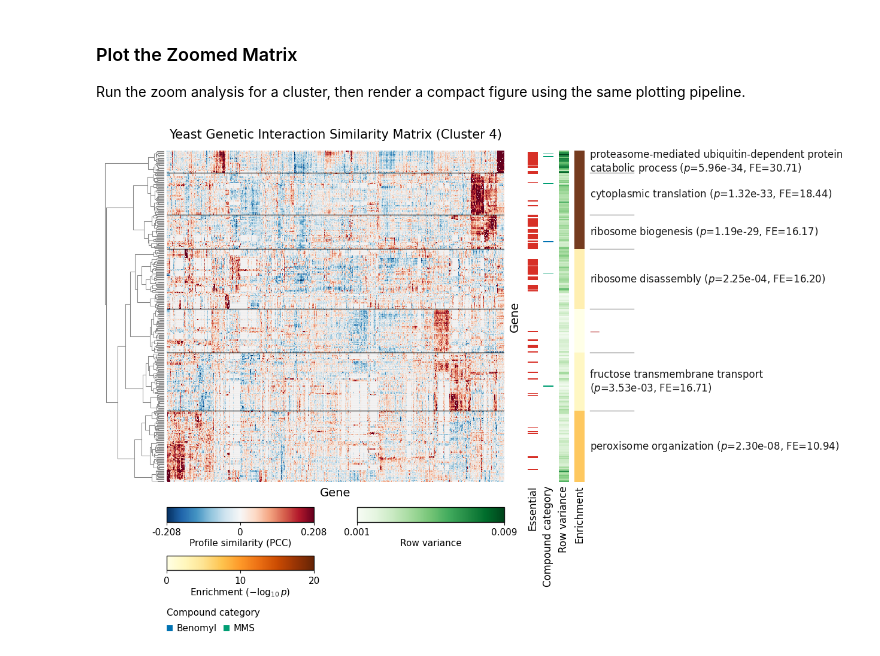
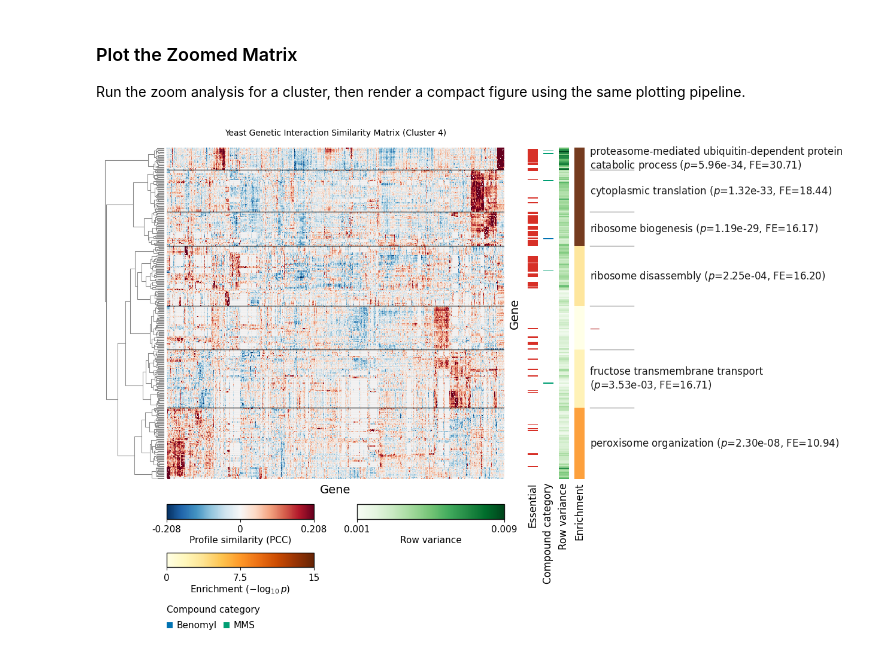
Before and after one commit to himalayas-base/himalayas-docs, a Jupyter notebook: notebooks/quickstart_advanced.ipynb, the cells around one changed output. Cells and saved outputs as stored; diff of their text form; code cells hidden in the pictures.

```diff
--- a/notebooks/quickstart_advanced.ipynb
+++ b/notebooks/quickstart_advanced.ipynb
@@ -253,8 +253,17 @@ LINKAGE_METRIC = "euclidean"
 LINKAGE_THRESHOLD = 16
 OPTIMAL_ORDERING = True
 
+ANNOT_MIN_TERM_SIZE = 2
+ANNOT_MAX_TERM_SIZE = None
+FDR_SCOPE = "global"
+
 matrix = Matrix(DF)
-annotations = Annotations(go_bp, matrix)
+annotations = Annotations(
+    go_bp,
+    matrix,
+    min_term_size=ANNOT_MIN_TERM_SIZE,
+    max_term_size=ANNOT_MAX_TERM_SIZE,
+)
 
 analysis = (
     Analysis(matrix, annotations)
@@ -266,7 +275,7 @@ analysis = (
         min_cluster_size=30,
     )
     .enrich(min_overlap=2)
-    .finalize(col_cluster=True)
+    .finalize(col_cluster=True, fdr_scope=FDR_SCOPE)
 )
 results = analysis.results
 
@@ -277,7 +286,7 @@ results_sig = results.filter("qval <= 0.05")
 cluster_labels = results_sig.cluster_labels(
     rank_by="p",
     label_mode="top_term",
-    max_words=6,
+    max_words=24,
 )
 
 print(f"All enriched rows: {len(results.df):,}")
@@ -623,6 +633,7 @@ def run_zoom_analysis(
     optimal_ordering=True,
     min_cluster_size=6,
     min_overlap=2,
+    fdr_scope="global",
     qval_cutoff=0.05,
 ):
     """
@@ -643,7 +654,7 @@ def run_zoom_analysis(
             min_cluster_size=min_cluster_size,
         )
         .enrich(min_overlap=min_overlap, background=background_matrix)
-        .finalize(col_cluster=True)
+        .finalize(col_cluster=True, fdr_scope=fdr_scope)
     )
     zoom_results = zoom_analysis.results
     zoom_results_sig = zoom_results.filter(f"qval <= {qval_cutoff}")
@@ -669,6 +680,7 @@ zoom_matrix, zoom_results, zoom_results_sig = run_zoom_analysis(
     optimal_ordering=OPTIMAL_ORDERING,
     background_matrix=matrix,
     min_cluster_size=6,
+    fdr_scope=FDR_SCOPE,
 )
 # Set color limits for the zoomed matrix
 vals = zoom_matrix.values
@@ -686,6 +698,7 @@ plotter = (
     .plot_title(
         f"Yeast Genetic Interaction Similarity Matrix (Cluster {CLUSTER_ID})",
         color=LABEL_COLOR,
+        font=FONT,
         fontsize=15,
     )
     .plot_dendrogram(
@@ -722,7 +735,7 @@ plotter = (
         label_mode="top_term",
         max_words=24,
         wrap_text=True,
-        wrap_width=50,
+        wrap_width=48,
         overflow="wrap",
         font=FONT,
         fontsize=12,
@@ -777,7 +790,7 @@ plotter = (
         title="Row variance",
     )
     .plot_cluster_bar(
-        norm=Normalize(0, 20),
+        norm=Normalize(0, 15),
         name="sigbar",
         title="Enrichment",
         width=0.04,
@@ -809,9 +822,9 @@ plotter = (
     .add_colorbar(
         name="enrichment",
         cmap="YlOrBr",
-        norm=Normalize(0, 20),
+        norm=Normalize(0, 15),
         label=r"Enrichment ($-\log_{10}p$)",
-        ticks=[0, 10, 20],
+        ticks=[0, 7.5, 15],
     )
     .plot_colorbars(
         ncols=2,
@@ -820,31 +833,31 @@ plotter = (
         label_pad=2.0,
         hpad=0.06,
         vpad=0.08,
         fontsize=11,
         font=FONT,
         color=LABEL_COLOR,
         border_color=LABEL_COLOR,
         border_width=1.0,
         border_alpha=0.9,
         tick_decimals=3,
     )
     .add_label_legend(
         name="compound_target",
         title="Compound category",
         show_only_present=True,
     )
     .plot_label_legends(
         height=0.06,
         gap=0.09,
         vpad=0.008,
         title_pad=10.0,
         swatch_scale=0.75,
         fontsize=11,
         font=FONT,
         color=LABEL_COLOR,
     )
 )
 
 plotter.show()
 # %% [output]
-[figure, old version]
+[figure, new version]
```
Also changed, not shown: parts of 5 cells of this notebook, 1 other file.
